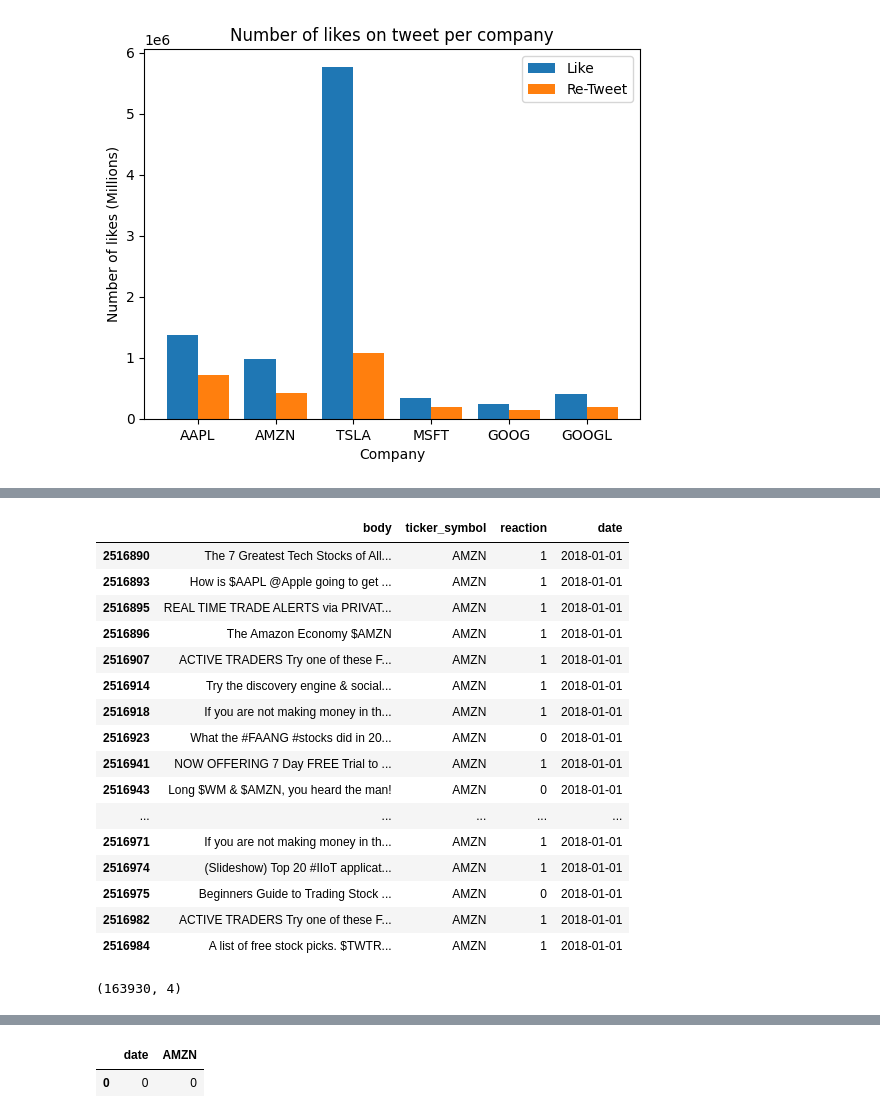
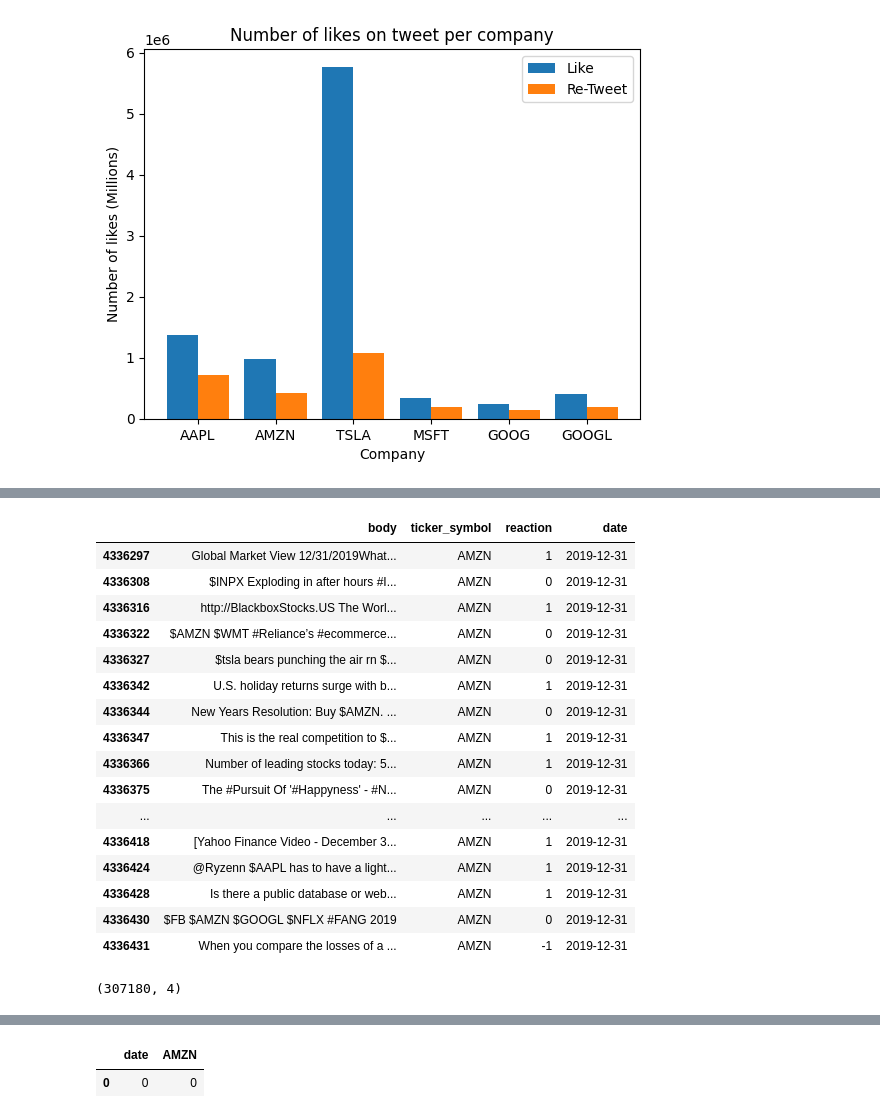
Before and after one commit to Karl-Gilmartin/Twitter-NASDAQ, a Jupyter notebook: ref_main.ipynb, the cells around one changed output, grey strips where cells are left out. Cells and saved outputs as stored; diff of their text form; code cells hidden in the pictures.

```diff
--- a/ref_main.ipynb
+++ b/ref_main.ipynb
@@ -351,7 +351,7 @@ result.tail()
 | 4336443 | 1212160410692046849 | I don't discriminate. I own both ... | 1 | 0 | 1 | MSFT | 0 | 2019-12-31 |
 | 4336444 | 1212160477159206912 | $AAPL #patent 10,522,475 Vertical... | 0 | 0 | 0 | AAPL | 0 | 2019-12-31 |
 # %%
-df = (result.loc[(result['date'] >= datetime(2018, 1, 1).date()) & (result['date'] <= datetime(2019, 1, 1).date())])
+df = (result.loc[(result['date'] >= datetime(2018, 1, 1).date()) & (result['date'] <= datetime(2020, 1, 1).date())])
 df.tail()
 df_reduce = df
 df_reduce = df_reduce.drop('tweet_id', axis=1)
@@ -361,29 +361,29 @@ df_reduce = df_reduce.drop('like_num', axis=1)
 # %%
 df_reduce = df_reduce.loc[df_reduce['ticker_symbol'] == 'AMZN']
 # %%
-df_reduce.head(20)
+df_reduce.tail(20)
 # %% [output]
 |  | body | ticker_symbol | reaction | date |
-| 2516890 | The 7 Greatest Tech Stocks of All... | AMZN | 1 | 2018-01-01 |
-| 2516893 | How is $AAPL @Apple going to get ... | AMZN | 1 | 2018-01-01 |
-| 2516895 | REAL TIME TRADE ALERTS via PRIVAT... | AMZN | 1 | 2018-01-01 |
-| 2516896 | The Amazon Economy $AMZN | AMZN | 1 | 2018-01-01 |
-| 2516907 | ACTIVE TRADERS Try one of these F... | AMZN | 1 | 2018-01-01 |
-| 2516914 | Try the discovery engine & social... | AMZN | 1 | 2018-01-01 |
-| 2516918 | If you are not making money in th... | AMZN | 1 | 2018-01-01 |
-| 2516923 | What the #FAANG #stocks did in 20... | AMZN | 0 | 2018-01-01 |
-| 2516941 | NOW OFFERING 7 Day FREE Trial to ... | AMZN | 1 | 2018-01-01 |
-| 2516943 | Long $WM & $AMZN, you heard the man! | AMZN | 0 | 2018-01-01 |
+| 4336297 | Global Market View 12/31/2019What... | AMZN | 1 | 2019-12-31 |
+| 4336308 | $INPX Exploding in after hours #I... | AMZN | 0 | 2019-12-31 |
+| 4336316 | http://BlackboxStocks.US The Worl... | AMZN | 1 | 2019-12-31 |
+| 4336322 | $AMZN $WMT #Reliance’s #ecommerce... | AMZN | 0 | 2019-12-31 |
+| 4336327 | $tsla bears punching the air rn $... | AMZN | 0 | 2019-12-31 |
+| 4336342 | U.S. holiday returns surge with b... | AMZN | 1 | 2019-12-31 |
+| 4336344 | New Years Resolution: Buy $AMZN. ... | AMZN | 0 | 2019-12-31 |
+| 4336347 | This is the real competition to $... | AMZN | 1 | 2019-12-31 |
+| 4336366 | Number of leading stocks today: 5... | AMZN | 1 | 2019-12-31 |
+| 4336375 | The #Pursuit Of '#Happyness' - #N... | AMZN | 0 | 2019-12-31 |
 | ... | ... | ... | ... | ... |
-| 2516971 | If you are not making money in th... | AMZN | 1 | 2018-01-01 |
-| 2516974 | (Slideshow) Top 20 #IIoT applicat... | AMZN | 1 | 2018-01-01 |
-| 2516975 | Beginners Guide to Trading Stock ... | AMZN | 0 | 2018-01-01 |
-| 2516982 | ACTIVE TRADERS Try one of these F... | AMZN | 1 | 2018-01-01 |
-| 2516984 | A list of free stock picks. $TWTR... | AMZN | 1 | 2018-01-01 |
+| 4336418 | [Yahoo Finance Video - December 3... | AMZN | 1 | 2019-12-31 |
+| 4336424 | @Ryzenn $AAPL has to have a light... | AMZN | 1 | 2019-12-31 |
+| 4336428 | Is there a public database or web... | AMZN | 1 | 2019-12-31 |
+| 4336430 | $FB $AMZN $GOOGL $NFLX #FANG 2019 | AMZN | 0 | 2019-12-31 |
+| 4336431 | When you compare the losses of a ... | AMZN | -1 | 2019-12-31 |
 # %%
 df_reduce = df_reduce.reset_index(drop=True)
 df_reduce.to_csv('data.csv', index=False)
 # %%
 df_reduce.shape
 # %% [output]
-(163930, 4)
+(307180, 4)
```
Also changed, not shown: parts of 23 cells of this notebook.
